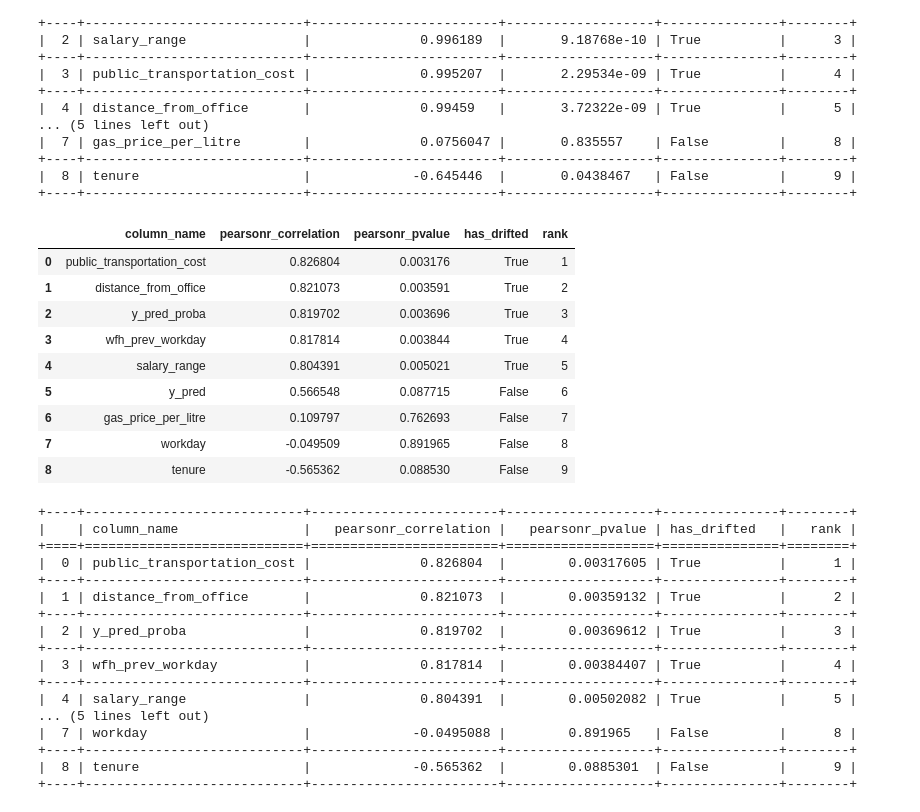
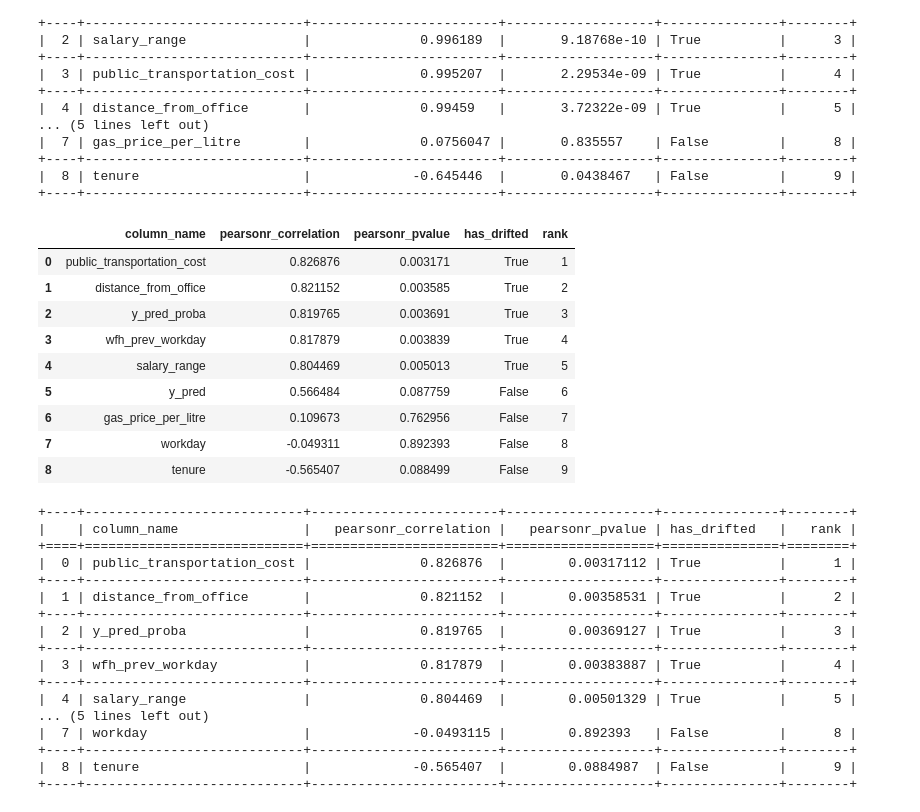
Before and after one commit to NannyML/nannyml, a Jupyter notebook: docs/example_notebooks/Tutorial - Ranking.ipynb, the cells around one changed output. Cells and saved outputs as stored; diff of their text form; code cells hidden in the pictures.

```diff
--- a/docs/example_notebooks/Tutorial - Ranking.ipynb
+++ b/docs/example_notebooks/Tutorial - Ranking.ipynb
@@ -227,42 +227,42 @@ print(correlation_ranked_features1.to_markdown(tablefmt="grid"))
 # %%
 ranker2 = nml.CorrelationRanker()
 # ranker fits on one metric and reference period data only
 ranker2.fit(
-    estimated_perf_results.filter(period='reference', metrics=['recall']))
+    realized_perf_results.filter(period='reference', metrics=['recall']))
 # ranker ranks on one drift method and one performance metric
 correlation_ranked_features2 = ranker2.rank(
     univariate_results.filter(period='analysis', methods=['jensen_shannon']),
     realized_perf_results.filter(period='analysis', metrics=['recall']),
     only_drifting = False)
 display(correlation_ranked_features2)
 # %% [output]
 |  | column_name | pearsonr_correlation | pearsonr_pvalue | has_drifted | rank |
-| 0 | public_transportation_cost | 0.826804 | 0.003176 | True | 1 |
-| 1 | distance_from_office | 0.821073 | 0.003591 | True | 2 |
-| 2 | y_pred_proba | 0.819702 | 0.003696 | True | 3 |
-| 3 | wfh_prev_workday | 0.817814 | 0.003844 | True | 4 |
-| 4 | salary_range | 0.804391 | 0.005021 | True | 5 |
-| 5 | y_pred | 0.566548 | 0.087715 | False | 6 |
-| 6 | gas_price_per_litre | 0.109797 | 0.762693 | False | 7 |
-| 7 | workday | -0.049509 | 0.891965 | False | 8 |
-| 8 | tenure | -0.565362 | 0.088530 | False | 9 |
+| 0 | public_transportation_cost | 0.826876 | 0.003171 | True | 1 |
+| 1 | distance_from_office | 0.821152 | 0.003585 | True | 2 |
+| 2 | y_pred_proba | 0.819765 | 0.003691 | True | 3 |
+| 3 | wfh_prev_workday | 0.817879 | 0.003839 | True | 4 |
+| 4 | salary_range | 0.804469 | 0.005013 | True | 5 |
+| 5 | y_pred | 0.566484 | 0.087759 | False | 6 |
+| 6 | gas_price_per_litre | 0.109673 | 0.762956 | False | 7 |
+| 7 | workday | -0.049311 | 0.892393 | False | 8 |
+| 8 | tenure | -0.565407 | 0.088499 | False | 9 |
 # %%
 print(correlation_ranked_features2.to_markdown(tablefmt="grid"))
 # %% [output]
 +----+----------------------------+------------------------+-------------------+---------------+--------+
 |    | column_name                |   pearsonr_correlation |   pearsonr_pvalue | has_drifted   |   rank |
 +====+============================+========================+===================+===============+========+
-|  0 | public_transportation_cost |              0.826804  |        0.00317605 | True          |      1 |
+|  0 | public_transportation_cost |              0.826876  |        0.00317112 | True          |      1 |
 +----+----------------------------+------------------------+-------------------+---------------+--------+
-|  1 | distance_from_office       |              0.821073  |        0.00359132 | True          |      2 |
+|  1 | distance_from_office       |              0.821152  |        0.00358531 | True          |      2 |
 +----+----------------------------+------------------------+-------------------+---------------+--------+
-|  2 | y_pred_proba               |              0.819702  |        0.00369612 | True          |      3 |
+|  2 | y_pred_proba               |              0.819765  |        0.00369127 | True          |      3 |
 +----+----------------------------+------------------------+-------------------+---------------+--------+
-|  3 | wfh_prev_workday           |              0.817814  |        0.00384407 | True          |      4 |
+|  3 | wfh_prev_workday           |              0.817879  |        0.00383887 | True          |      4 |
 +----+----------------------------+------------------------+-------------------+---------------+--------+
-|  4 | salary_range               |              0.804391  |        0.00502082 | True          |      5 |
+|  4 | salary_range               |              0.804469  |        0.00501329 | True          |      5 |
 ... (5 lines left out)
-|  7 | workday                    |             -0.0495088 |        0.891965   | False         |      8 |
+|  7 | workday                    |             -0.0493115 |        0.892393   | False         |      8 |
 +----+----------------------------+------------------------+-------------------+---------------+--------+
-|  8 | tenure                     |             -0.565362  |        0.0885301  | False         |      9 |
+|  8 | tenure                     |             -0.565407  |        0.0884987  | False         |      9 |
 +----+----------------------------+------------------------+-------------------+---------------+--------+
```
Also changed, not shown: parts of 1 cell of this notebook, 1 other file.
